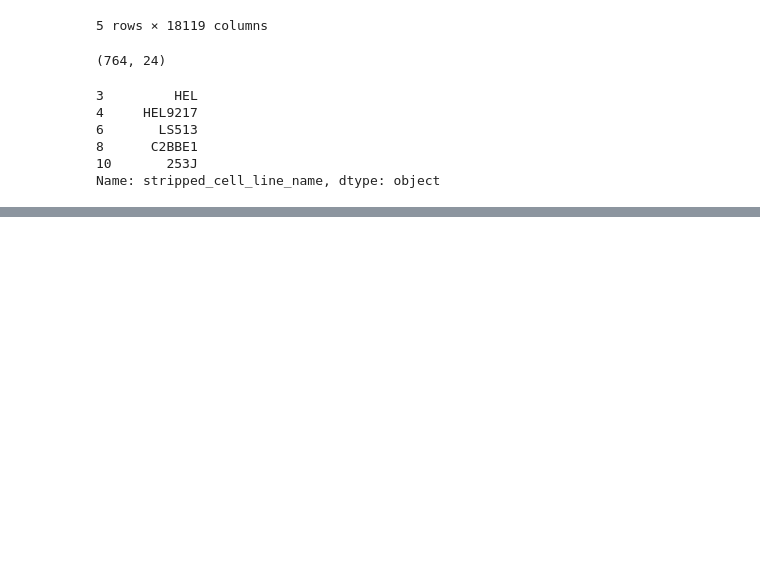
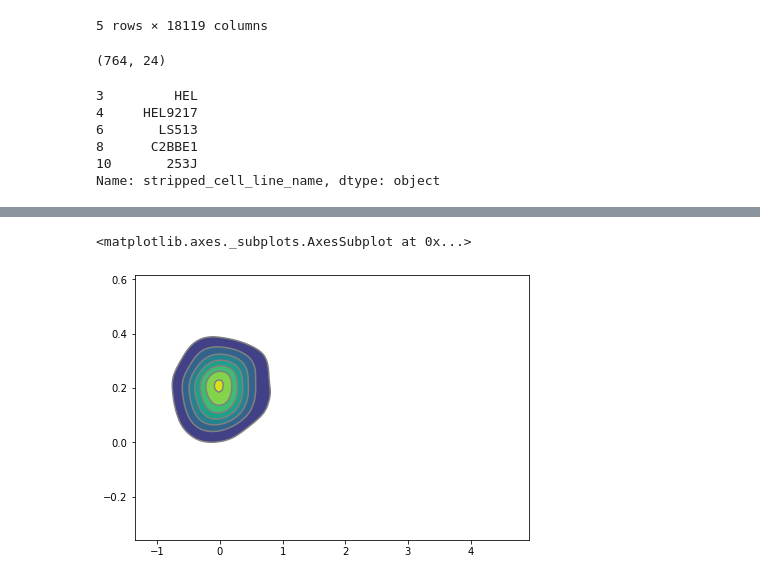
Before and after one commit to lannwal/projectlab, a Jupyter notebook: DataDash.ipynb, the cells around one changed output, grey strips where cells are left out. Cells and saved outputs as stored; diff of their text form; code cells hidden in the pictures; blank space fills up the shorter version.

```diff
--- a/DataDash.ipynb
+++ b/DataDash.ipynb
@@ -1500,0 +1507,5 @@ def get_prd_and_sub(pair):
+# %%
+az.plot_kde(allGenes['TP53'],allGenes['ABL2'])
+# %% [output]
+<matplotlib.axes._subplots.AxesSubplot at 0x...>
+[figure, added]
```
Also changed, not shown: parts of 7 cells of this notebook.
